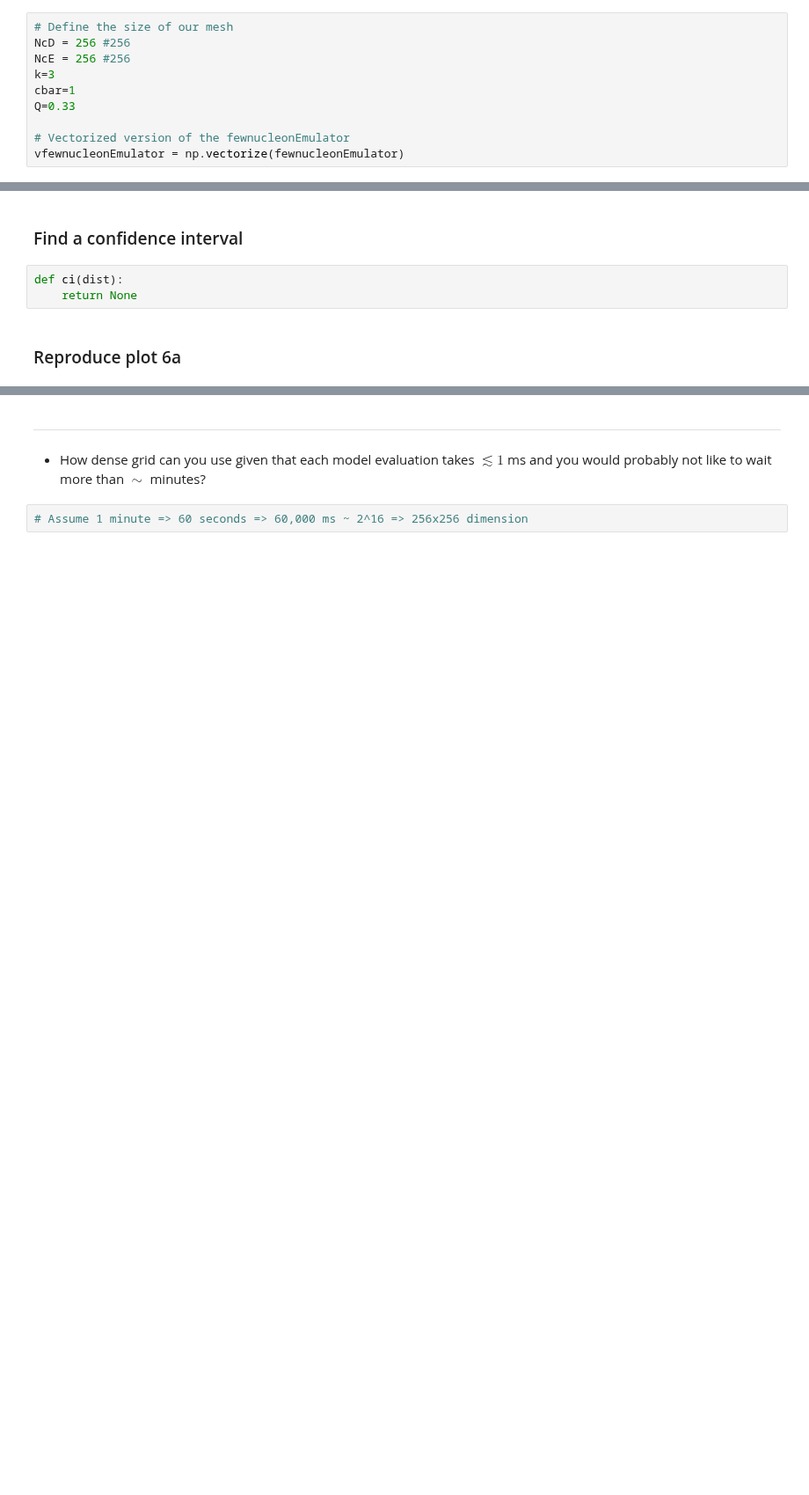
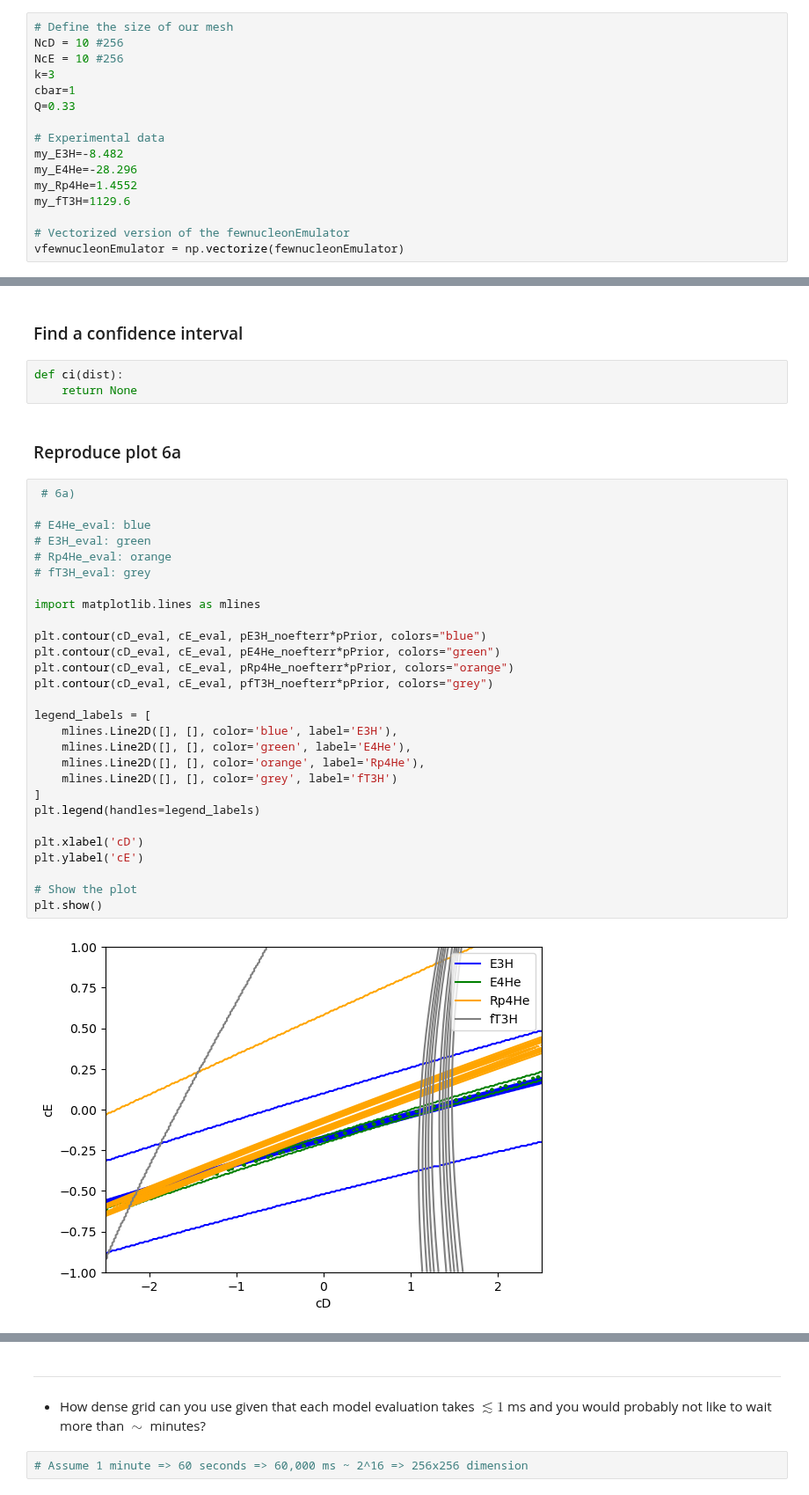
Before and after one commit to stach/lfd-project, a Jupyter notebook: Project1/project1.ipynb, the cells around one changed output, grey strips where cells are left out. Shown at 88% size. Cells and saved outputs as stored; diff of their text form; blank space fills up the shorter version.

Commit message:
Add plot with eft error included

```diff
--- a/Project1/project1.ipynb
+++ b/Project1/project1.ipynb
@@ -11,12 +11,18 @@ from scipy import stats
 ## Task 1
 # %%
 # Define the size of our mesh
-NcD = 256 #256
-NcE = 256 #256
+NcD = 10 #256
+NcE = 10 #256
 k=3
 cbar=1
 Q=0.33
 
+# Experimental data
+my_E3H=-8.482
+my_E4He=-28.296
+my_Rp4He=1.4552
+my_fT3H=1129.6
+
 # Vectorized version of the fewnucleonEmulator
 vfewnucleonEmulator = np.vectorize(fewnucleonEmulator)
 # %%
@@ -89,4 +104,34 @@ def ci(dist):
     return None
 # %% [markdown]
 ### Reproduce plot 6a
+# %%
+ # 6a)
+
+# E4He_eval: blue
+# E3H_eval: green
+# Rp4He_eval: orange
+# fT3H_eval: grey
+
+import matplotlib.lines as mlines
+
+plt.contour(cD_eval, cE_eval, pE3H_noefterr*pPrior, colors="blue")
+plt.contour(cD_eval, cE_eval, pE4He_noefterr*pPrior, colors="green")
+plt.contour(cD_eval, cE_eval, pRp4He_noefterr*pPrior, colors="orange")
+plt.contour(cD_eval, cE_eval, pfT3H_noefterr*pPrior, colors="grey")
+
+legend_labels = [
+    mlines.Line2D([], [], color='blue', label='E3H'),
+    mlines.Line2D([], [], color='green', label='E4He'),
+    mlines.Line2D([], [], color='orange', label='Rp4He'),
+    mlines.Line2D([], [], color='grey', label='fT3H')
+]
+plt.legend(handles=legend_labels)
+
+plt.xlabel('cD')
+plt.ylabel('cE')
+
+# Show the plot
+plt.show()
+# %% [output]
+[figure, added]
 # %%
```
Also changed, not shown: parts of 7 cells of this notebook.
